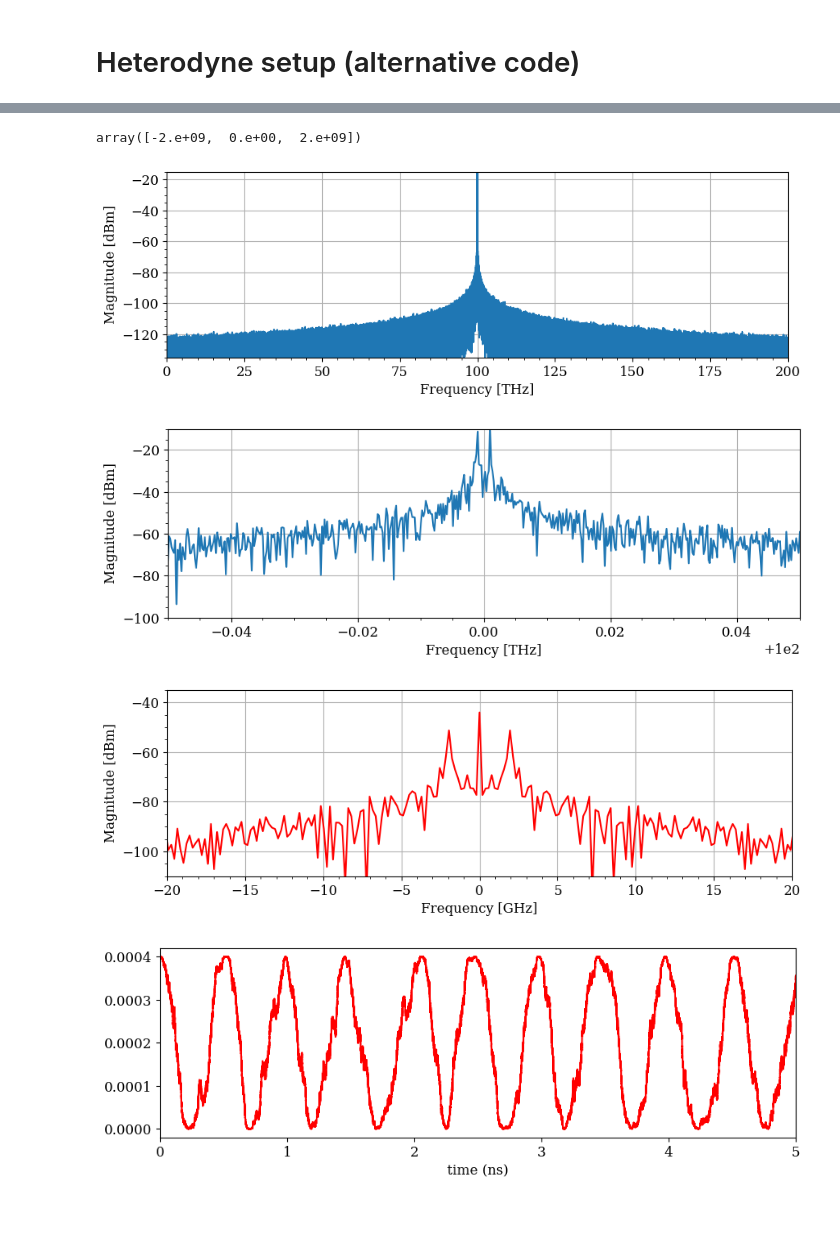
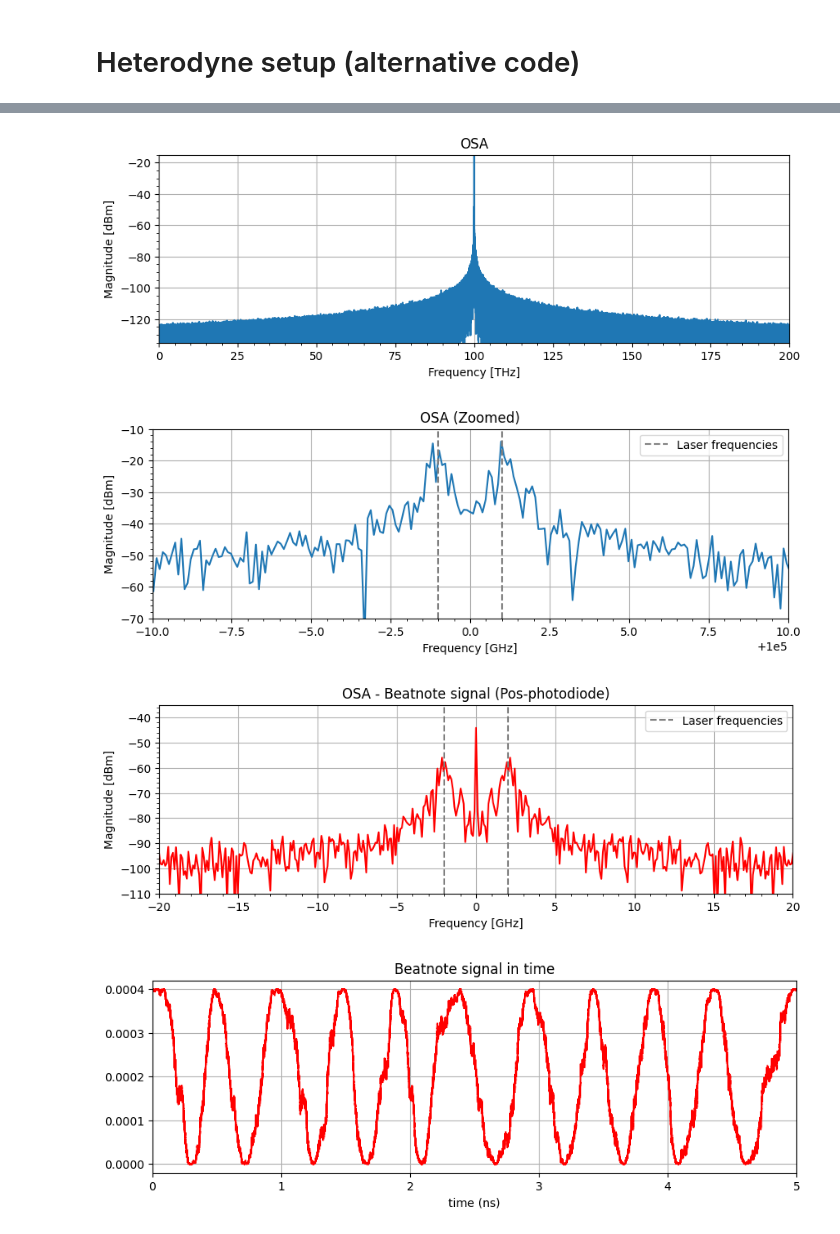
Before and after one commit to CaioRodrigues200/Laser-Study, a Jupyter notebook: Heterodyne_setup.ipynb, the cells around one changed output, grey strips where cells are left out. Cells and saved outputs as stored; diff of their text form; code cells hidden in the pictures.

Commit message:
Beatnote sginal pt2

```diff
--- a/Heterodyne_setup.ipynb
+++ b/Heterodyne_setup.ipynb
@@ -95,14 +98,17 @@ plt.grid()
 # Transmitter parameters:
 paramTx = parameters()
 paramTx.NSb = 2**10          # number os symbols
-paramTx.SpS = 256*16           # samples per symbol
-paramTx.Rs  = 200e9           # symbol rate
+paramTx.SpS = 256*256           # samples per symbol
+paramTx.Rs  = 100e9           # symbol rate
 paramTx.lw  = 1e8           # laser linewidth
 paramTx.Nch = 2              # number of channels
 paramTx.Nmodes   = 1         # number of modes
 paramTx.Pch_dBm  = -10       # channel power
 paramTx.freqSpac = 2e9       # channel bandwith
-paramTx.Fc       = c/1540e-9 # central frequency
+# paramTx.Fc       = c/1540e-9 # central frequency
+
+freqMod = 100e12  # Carrier frequency (Hz)
+timeMultiplier = 5 # Time signal multiplier
 
 # CW signal with two optical channels: 1530 and 1550 nm.
 t = np.arange(0, paramTx.NSb * paramTx.SpS)
@@ -124,3 +130,12 @@ for indCh in range(paramTx.Nch):
         pho_pn_lo = phaseNoise(paramTx.lw, len(t), 1/Fs)
         sigLO   = np.sqrt(power_lin)*np.exp(1j*pho_pn_lo)
         sigTxWDM[:, indMode] += sigLO * np.exp(1j * 2 * np.pi * (freqGrid[indCh] / Fs) * t)
+
+modulatedSig = sigTxWDM[:,0]*np.exp(1j * 2 * np.pi * (freqMod/Fs) * t)
+
+MainFreq = freqMod - paramTx.freqSpac/2
+LOFreq = freqMod + paramTx.freqSpac/2
+text1='Used~for~plotting~lasers~OSA,~operating~in~THz~frequencies'
+display(Math(f'Main~carrier~frequency = {MainFreq*1e-12}~THz ~({np.round(1e9*c/MainFreq,2)}nm)~~|~~LO~carrier~frequency = {LOFreq*1e-12}~THz ~({np.round(1e9*c/LOFreq,2)}nm)'))
+display(Math(f'Frequency~spacing = {paramTx.freqSpac*1e-9}~GHz ~~|~~ Central~frequency = {freqMod*1e-12}~THz'))
+display(Math(f'Sampling~frequency = {np.round(Fs*1e-12,2)}~THz~({text1})'))
@@ -127,4 +145,0 @@ for indCh in range(paramTx.Nch):
-# %%
-np.arange(-np.floor(paramTx.Nch / 2), np.floor(paramTx.Nch / 2) + 1, 1) * paramTx.freqSpac
-# %% [output]
-array([-2.e+09,  0.e+00,  2.e+09])
@@ -147,42 +159,61 @@ ax.minorticks_on()
 ax.grid(True)
 ax.set_xlim([0,200])
 ax.set_ylim([-135,-15])
+ax.set_title('OSA')
 
 yMin = -70
 yMax = ZX.max() + 10
 _,ax = plt.subplots(1)
-ax.plot( 1e-12*(c/freqs), ZX, label="X Pol.")
+ax.plot( 1e-9*(c/freqs), ZX)
 ax.set_ylim([yMin, yMax])
-ax.set_xlabel("Frequency [THz]")
+ax.set_xlabel("Frequency [GHz]")
 ax.set_ylabel("Magnitude [dBm]")
 ax.minorticks_on()
 ax.grid(True)
-ax.set_xlim([99.95,100.05])
-ax.set_ylim([-100,-10])
+ax.set_xlim([99.99*1e3,100.01*1e3])
+ax.set_ylim([-70,-10])
+ax.vlines(x=MainFreq*1e-9,ymin=-70,ymax=-10,linestyles='dashed',color='gray')
+ax.vlines(x=LOFreq*1e-9,ymin=-70,ymax=-10,linestyles='dashed',color='gray',label='Laser frequencies')
+ax.legend()
+ax.set_title('OSA (Zoomed)')
 
 sigTxPosPhoto = photodiode(modulatedSig)
 
 freqs, ZX = get_spectrum(sigTxPosPhoto, Fs, 0)
 yMin = -70
 yMax = ZX.max() + 10
 _,ax = plt.subplots(1)
-ax.plot( 1e-9*(c/freqs), ZX, label="X Pol.", color='red')
+ax.plot( 1e-9*(c/freqs), ZX, color='red')
+ax.set_title('OSA - Beatnote signal (Pos-photodiode)')
 ax.set_ylim([yMin, yMax])
 ax.set_xlabel("Frequency [GHz]")
 ax.set_ylabel("Magnitude [dBm]")
 ax.minorticks_on()
 ax.grid(True)
 ax.set_xlim([-20,20])
 ax.set_ylim([-110,-35])
+ax.vlines(x=(MainFreq-LOFreq)*1e-9,ymin=-110,ymax=-35,linestyles='dashed',color='gray')
+ax.vlines(x=(-MainFreq+LOFreq)*1e-9,ymin=-110,ymax=-35,linestyles='dashed',color='gray',label='Laser frequencies')
+ax.legend()
+
+datapath = 'Media/HeterodyneDetection'
+file_count = sum(len(files) for _, _, files in os.walk(datapath))
+plt.savefig(datapath+"/"+"Beatnote_signal(OSA)" + ".png", transparent=False, facecolor="white", bbox_inches="tight")
 
 plt.figure(figsize=(10,3))
 plt.plot(1e9*t/Fs,sigTxPosPhoto, color='red')
 plt.xlabel('time (ns)')
 plt.xlim(0,5)
+plt.grid()
+plt.title('Beatnote signal in time')
+
+datapath = 'Media/HeterodyneDetection'
+file_count = sum(len(files) for _, _, files in os.walk(datapath))
+plt.savefig(datapath+"/"+"Beatnote_signal" + ".png", transparent=False, facecolor="white", bbox_inches="tight")
 
 plt.rcParams["figure.figsize"] = (8,6)
 # %% [output]
-[figure, old version]
+[figure, new version]
-[figure, old version]
+[figure, new version]
-[figure, old version]
+[figure, new version]
-[figure, old version]
+[figure, new version]
```
Also changed, not shown: parts of 9 cells of this notebook, 4 other files.
